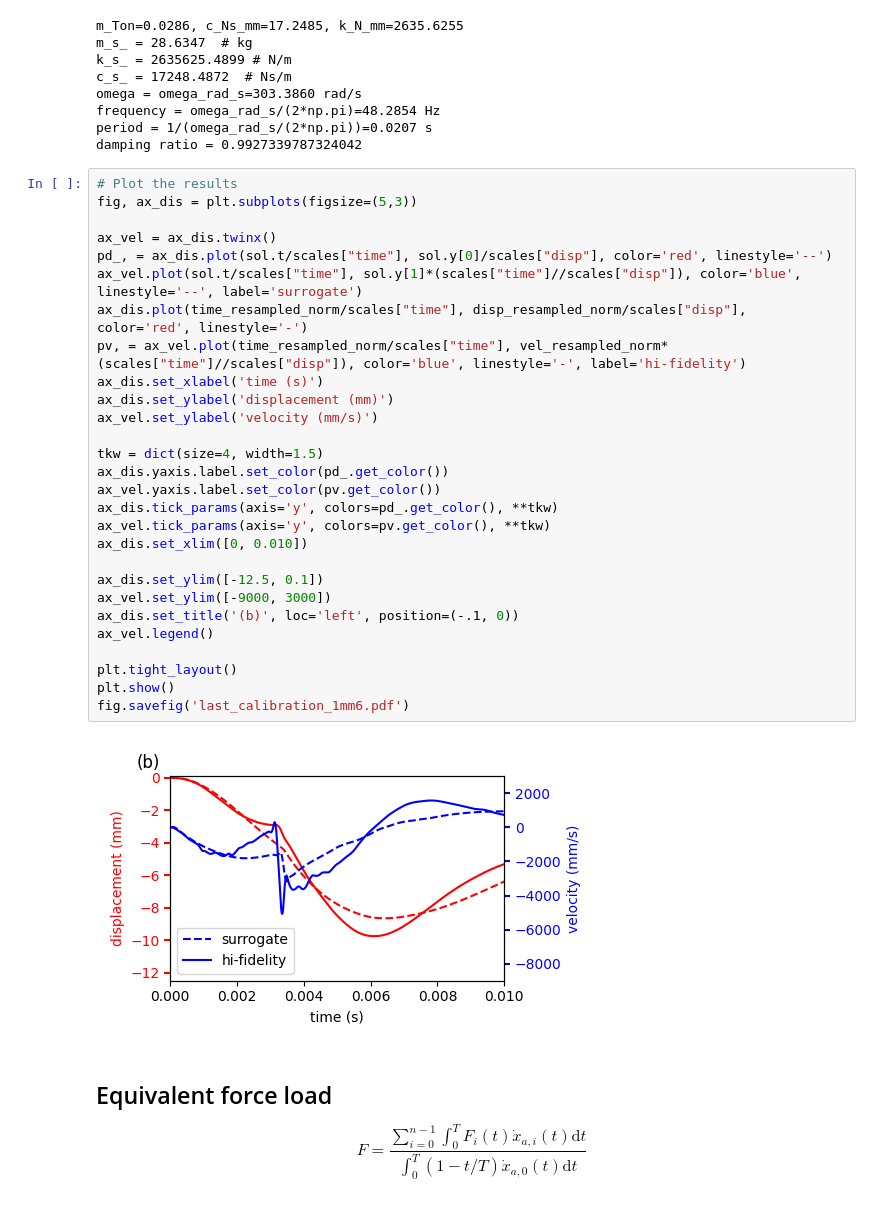
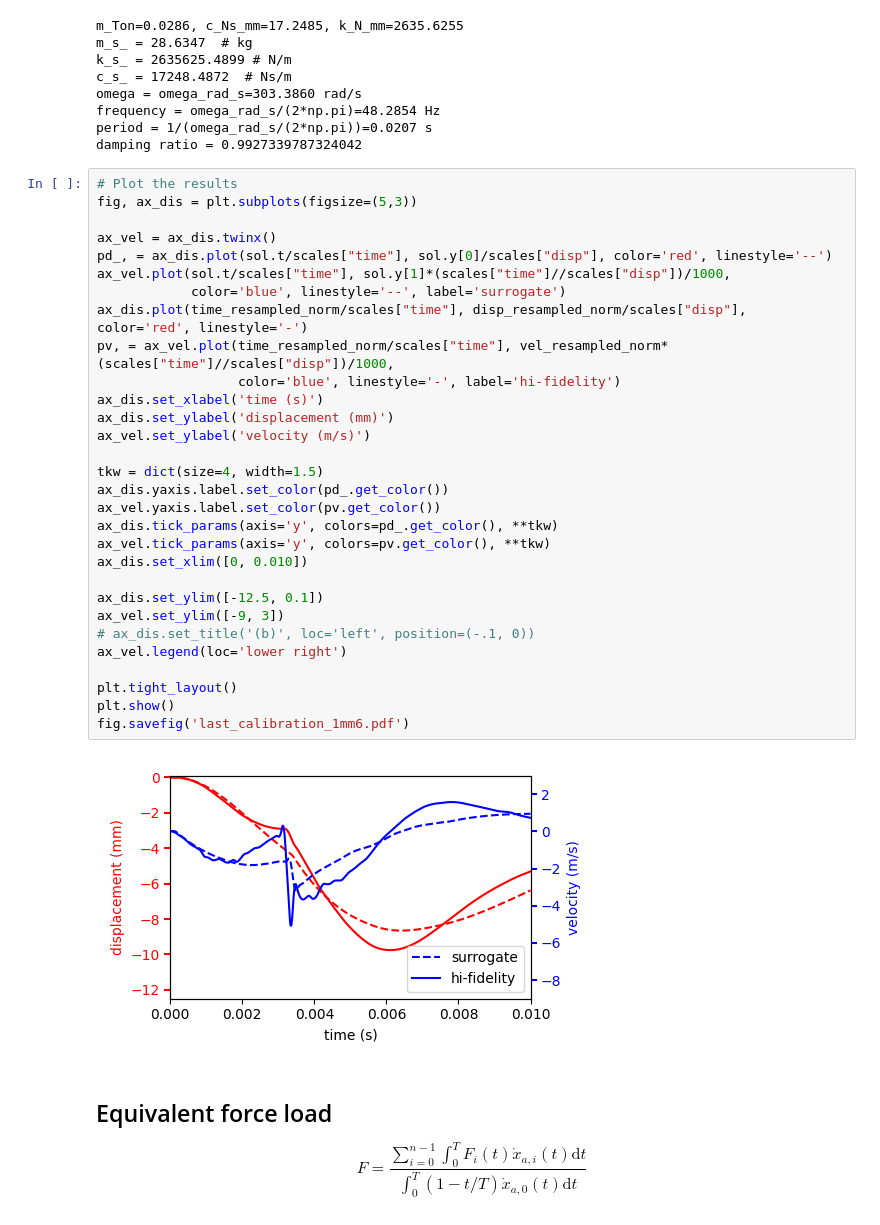
Before and after one commit to carloshernangarrido/optimization_simple_plastic, a Jupyter notebook: surrogate_model_calibration_1mm6_12kg6_work_eq_F/surrogate_model_calibration_mean_press_iter3.ipynb, the cells around one changed output. Saved outputs shown, nothing was run; the diff lists cells and outputs as text.

Commit message:
minor fixes in plots

```diff
--- a/surrogate_model_calibration_1mm6_12kg6_work_eq_F/surrogate_model_calibration_mean_press_iter3.ipynb
+++ b/surrogate_model_calibration_1mm6_12kg6_work_eq_F/surrogate_model_calibration_mean_press_iter3.ipynb
@@ -590,33 +590,35 @@ damping ratio = 0.9927339787324042
 # %%
 # Plot the results
 fig, ax_dis = plt.subplots(figsize=(5,3))
 
 ax_vel = ax_dis.twinx()
 pd_, = ax_dis.plot(sol.t/scales["time"], sol.y[0]/scales["disp"], color='red', linestyle='--')
-ax_vel.plot(sol.t/scales["time"], sol.y[1]*(scales["time"]//scales["disp"]), color='blue', linestyle='--', label='surrogate')
+ax_vel.plot(sol.t/scales["time"], sol.y[1]*(scales["time"]//scales["disp"])/1000,
+            color='blue', linestyle='--', label='surrogate')
 ax_dis.plot(time_resampled_norm/scales["time"], disp_resampled_norm/scales["disp"], color='red', linestyle='-')
-pv, = ax_vel.plot(time_resampled_norm/scales["time"], vel_resampled_norm*(scales["time"]//scales["disp"]), color='blue', linestyle='-', label='hi-fidelity')
+pv, = ax_vel.plot(time_resampled_norm/scales["time"], vel_resampled_norm*(scales["time"]//scales["disp"])/1000,
+                  color='blue', linestyle='-', label='hi-fidelity')
 ax_dis.set_xlabel('time (s)')
 ax_dis.set_ylabel('displacement (mm)')
-ax_vel.set_ylabel('velocity (mm/s)')
+ax_vel.set_ylabel('velocity (m/s)')
 
 tkw = dict(size=4, width=1.5)
 ax_dis.yaxis.label.set_color(pd_.get_color())
 ax_vel.yaxis.label.set_color(pv.get_color())
 ax_dis.tick_params(axis='y', colors=pd_.get_color(), **tkw)
 ax_vel.tick_params(axis='y', colors=pv.get_color(), **tkw)
 ax_dis.set_xlim([0, 0.010])
 
 ax_dis.set_ylim([-12.5, 0.1])
-ax_vel.set_ylim([-9000, 3000])
-ax_dis.set_title('(b)', loc='left', position=(-.1, 0))
-ax_vel.legend()
+ax_vel.set_ylim([-9, 3])
+# ax_dis.set_title('(b)', loc='left', position=(-.1, 0))
+ax_vel.legend(loc='lower right')
 
 plt.tight_layout()
 plt.show()
 fig.savefig('last_calibration_1mm6.pdf')
 # %% [output]
-[figure, old version]
+[figure, new version]
 # %% [markdown]
 ## Equivalent force load
 $$
```
Also changed, not shown: 10 other files.
